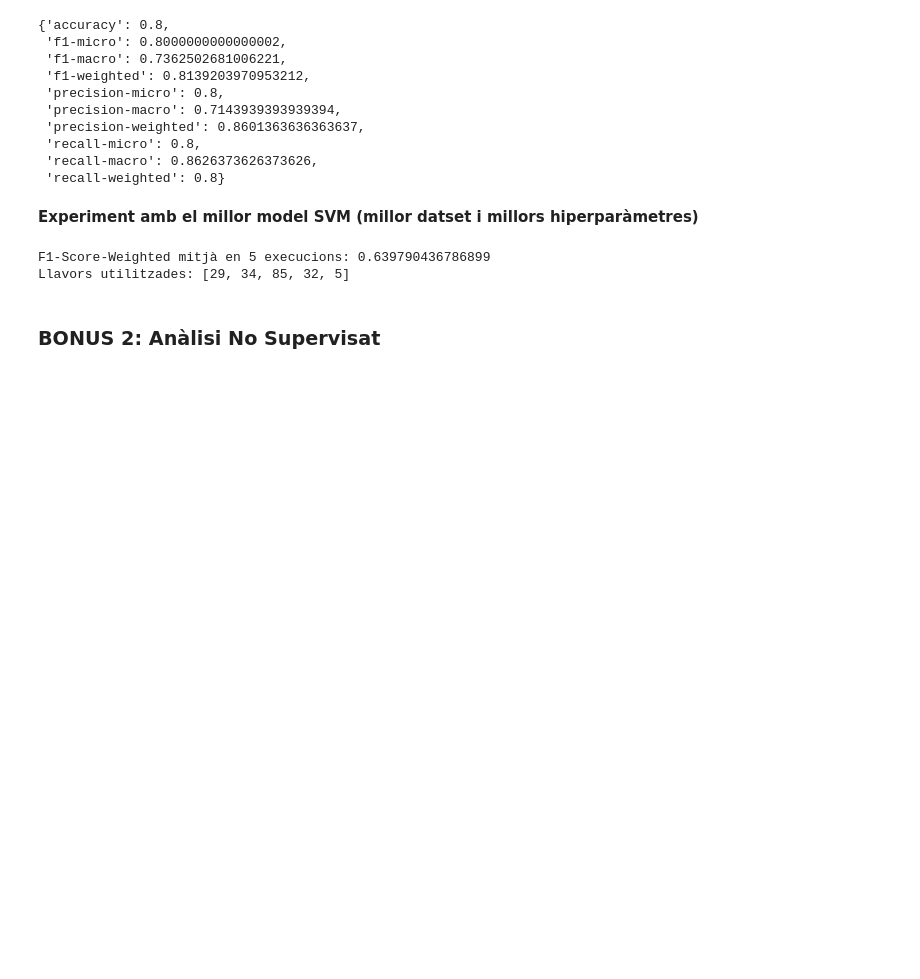
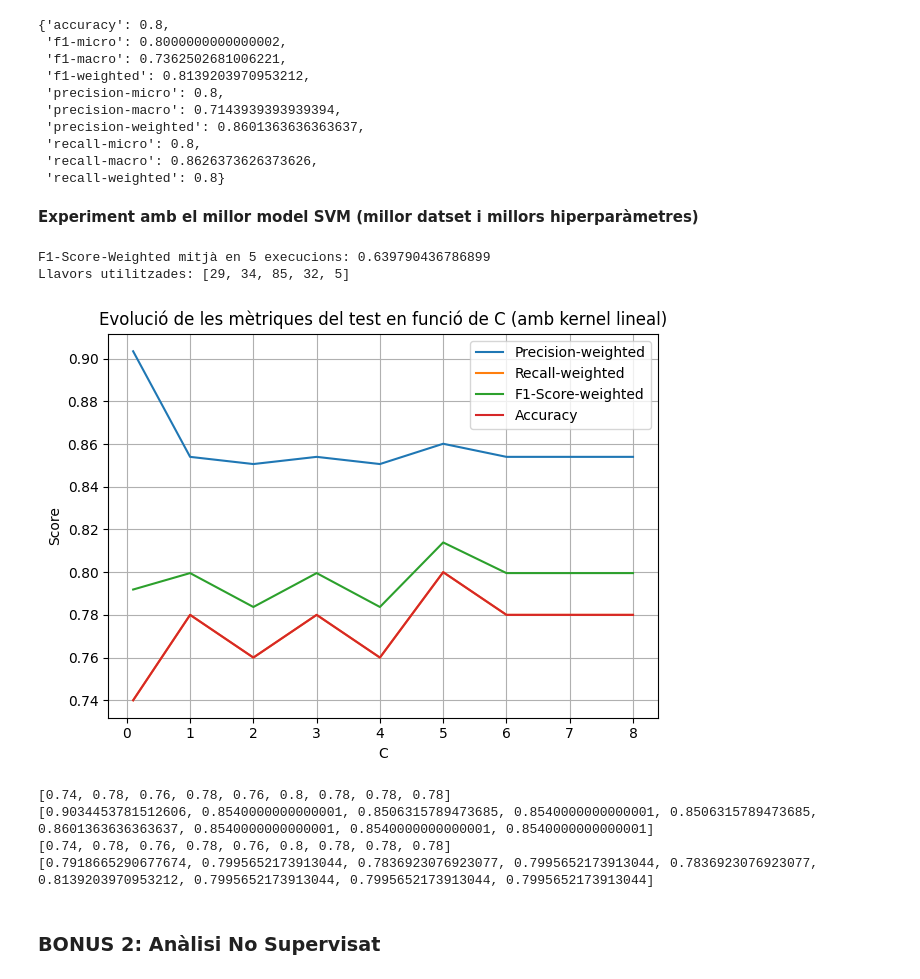
Before and after one commit to caiselvas/survival-prediction-cirrhosis, a Jupyter notebook: src/main.ipynb, the cells around one changed output. Saved outputs shown, nothing was run; the diff lists cells and outputs as text; code cells hidden in the pictures; blank space fills up the shorter version.

```diff
--- a/src/main.ipynb
+++ b/src/main.ipynb
@@ -379,4 +373,4 @@ def split_dataset(data: pd.DataFrame, test_size: float = 0.15, stratify: bool =
 
 	return X_train, y_train, X_test, y_test
 
-X_train, y_train, X_test, y_test = split_dataset(data=data, test_size=0.15, random_state=42, stratify=True)
+#X_train, y_train, X_test, y_test = split_dataset(data=data, test_size=0.15, random_state=42, stratify=True)
@@ -407,8 +398,8 @@ def scale_variables(data: pd.DataFrame, scaler: str = 'minmax', save_to_csv: boo
 
 	return data
 
-X_train = scale_variables(data=X_train, scaler='minmax', save_to_csv=True)
-X_test = scale_variables(data=X_test, scaler='minmax', save_to_csv=True)
+# X_train = scale_variables(data=X_train, scaler='minmax', save_to_csv=True)
+# X_test = scale_variables(data=X_test, scaler='minmax', save_to_csv=True)
 # %% [markdown]
 ### **Imputar els valors faltants (Missings)**
 # %%
@@ -1362,7 +1353,6 @@ def run_experiment(
 	if balancer:
 		X_train, y_train = balance_target_classes(X_data=X_train, y_data=y_train, method=balancer, categorical_columns=categorical_columns.drop('Status'), random_state=random_state, hide_messages=hide_all_messages)
 
-	prediction_scores = {}
 	if predictor:
 		if predictor == 'knn':
 			prediction_scores, _ = knn_prediction(X_train=X_train, y_train=y_train, X_test=X_test, y_test=y_test, **knn_params)
@@ -1370,8 +1360,9 @@ def run_experiment(
 			prediction_scores, _ = dt_prediction(X_train=X_train, y_train=y_train, X_test=X_test, y_test=y_test, **dt_params)
 		elif predictor == 'svm':
 			prediction_scores, _ = svm_prediction(X_train=X_train, y_train=y_train, X_test=X_test, y_test=y_test, **svm_params)
-
-	return prediction_scores
+		return prediction_scores
+	else:
+		return X_train, y_train, X_test, y_test, numerical_columns, categorical_columns
 # %% [markdown]
 **Experiment per veure les correlacions entre variables numèriques, les relacions de les variables categòriques amb la target i el ACP**
 # %%
@@ -1792,7 +1783,7 @@ for i in range(n_executions):
 		plot_correlations=False,
 		execute_pca=False,
 		svm_params={'kernel_list': ['linear'], \
-					'C_list': [1], \
+					'C_list': [5], \
 					'gamma_list': ['scale'], \
 					'scorer_cross_val': 'f1-weighted', \
 					'folds_cross_val': 5, \
@@ -1807,5 +1798,68 @@ print(f"F1-Score-Weighted mitjà en {n_executions} execucions: {np.mean(scores)}
 # %% [output]
 F1-Score-Weighted mitjà en 5 execucions: 0.639790436786899
 Llavors utilitzades: [29, 34, 85, 32, 5]
+# %%
+# Gràfica de l'evolució de accuracy, precision-weighted, recall-weighted i f1-weighted en funció dels valors de C
+C_list = [0.1, 1, 2, 3, 4, 5, 6, 7, 8]
+accuracy_list = []
+precision_list = []
+recall_list = []
+f1_list = []
+
+for C in C_list:
+	scores = run_experiment(
+		hide_all_messages=True,
+		random_state=42,
+		remove_outliers=False,
+		outliers_factor=3,
+		remove_last_rows=True,
+		test_size=0.15,
+		scaler='minmax',
+		imputer_cross_val_folds=5,
+		imputer_num_metric='r2',
+		imputer_cat_metric='f1-weighted',
+		imputer_num='KNNImputer-15',
+		imputer_cat='RandomForestClassifier-gini',
+		encode=True,
+		balancer='smote',
+		predictor='svm',
+		plot_correlations=False,
+		execute_pca=False,
+		svm_params={'kernel_list': ['linear'], \
+					'C_list': [C], \
+					'gamma_list': ['scale'], \
+					'scorer_cross_val': 'f1-weighted', \
+					'folds_cross_val': 5, \
+					'print_scores': False, \
+					'plot_confusion_matrix': False, \
+					'random_state': 42}
+	)
+	accuracy_list.append(scores['accuracy'])
+	precision_list.append(scores['precision-weighted'])
+	recall_list.append(scores['recall-weighted'])
+	f1_list.append(scores['f1-weighted'])
+
+plt.plot(C_list, precision_list, label='Precision-weighted')
+plt.plot(C_list, recall_list, label='Recall-weighted')
+plt.plot(C_list, f1_list, label='F1-Score-weighted')
+plt.plot(C_list, accuracy_list, label='Accuracy')
+plt.xlabel('C')
+plt.ylabel('Score')
+plt.title('Evolució de les mètriques del test en funció de C (amb kernel lineal)')
+plt.legend()
+plt.grid()
+plt.tight_layout()
+plt.show()
+
+print(accuracy_list)
+print(precision_list)
+print(recall_list)
+print(f1_list)
+# %% [output]
+[figure, added]
+[0.74, 0.78, 0.76, 0.78, 0.76, 0.8, 0.78, 0.78, 0.78]
+[0.9034453781512606, 0.8540000000000001, 0.8506315789473685, 0.8540000000000001, 0.8506315789473685, 0.8601363636363637, 0.8540000000000001, 0.8540000000000001, 0.8540000000000001]
+[0.74, 0.78, 0.76, 0.78, 0.76, 0.8, 0.78, 0.78, 0.78]
+[0.7918665290677674, 0.7995652173913044, 0.7836923076923077, 0.7995652173913044, 0.7836923076923077, 0.8139203970953212, 0.7995652173913044, 0.7995652173913044, 0.7995652173913044]
 # %% [markdown]
 ### **BONUS 2: Anàlisi No Supervisat**
```
Also changed, not shown: parts of 4 cells of this notebook, 29 other files.
